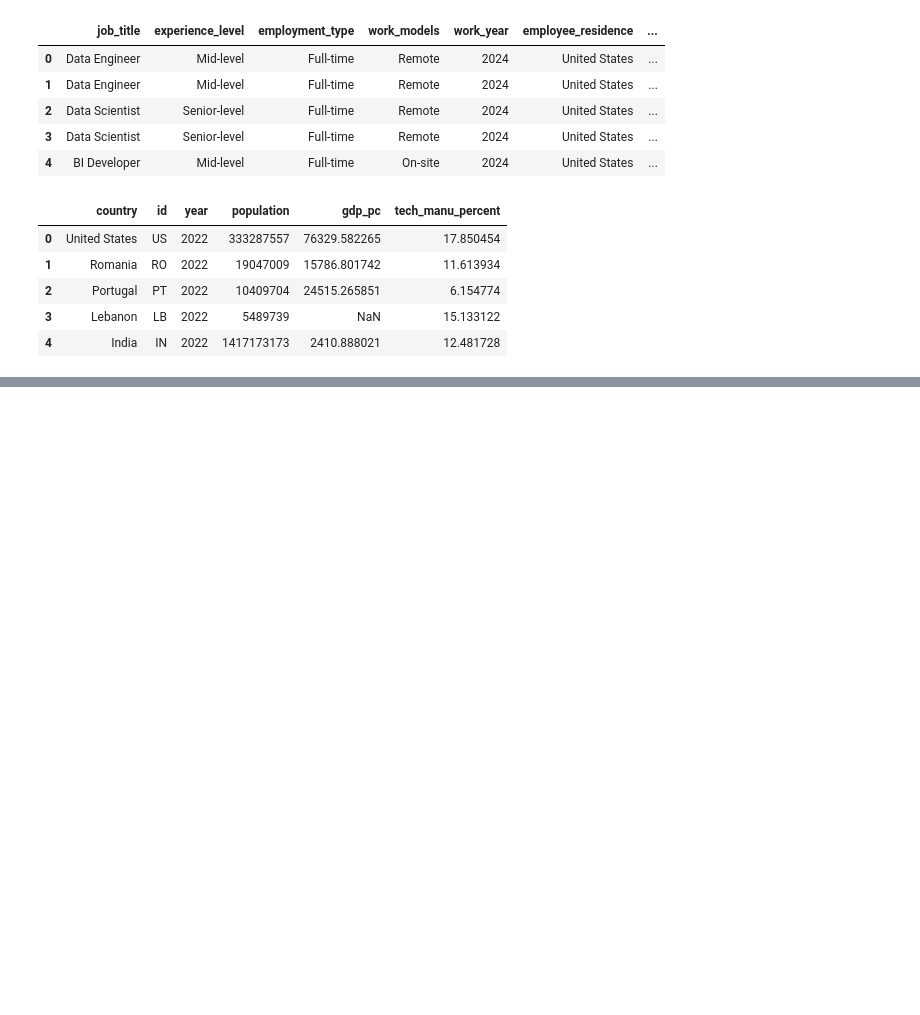
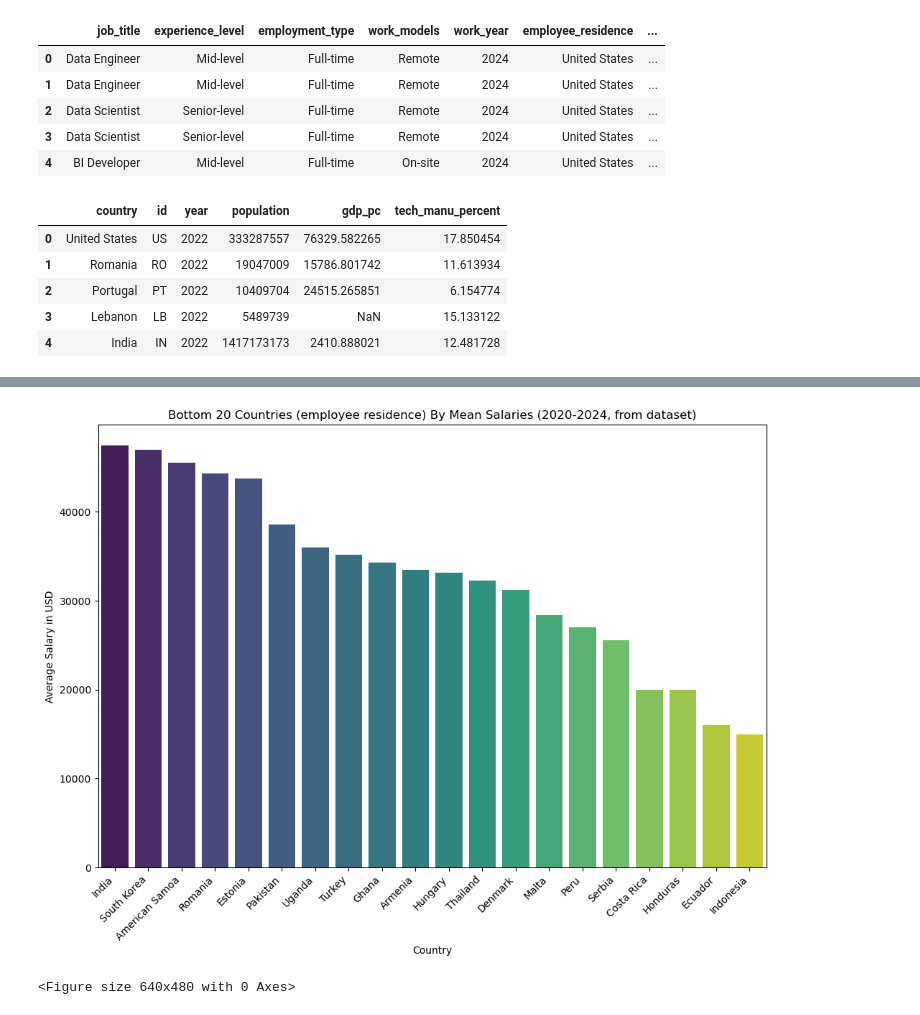
Before and after one commit to TaylorMater/UTA-DAB-Project-1, a Jupyter notebook: scripts/riley_notebook.ipynb, the cells around one changed output, grey strips where cells are left out. Drawn from its saved outputs; the diff is of its cells as text; code cells hidden in the pictures; blank space fills up the shorter version.

```diff
--- a/scripts/riley_notebook.ipynb
+++ b/scripts/riley_notebook.ipynb
@@ -122,0 +123,19 @@ plt.show()
+# %%
+#showing the bottom 20:
+
+bottom_num = 20
+bottom_num_df = sorted_country_employee_salary_df.nsmallest(bottom_num, 'salary_in_usd')
+bottom_num_df = bottom_num_df.sort_values(by='salary_in_usd',ascending=False)
+
+plt.figure(figsize=(12, 8))
+sns.barplot(x='employee_residence', y='salary_in_usd', data=bottom_num_df, palette='viridis')
+plt.title(f'Bottom {bottom_num} Countries (employee residence) By Mean Salaries (2020-2024, from dataset)')
+plt.xlabel('Country')
+plt.ylabel('Average Salary in USD')
+plt.xticks(rotation=45, ha='right')
+plt.show()
+
+plt.savefig(Path('../figures//riley/fig003.png'))
+# %% [output]
+[figure, added]
+<Figure size 640x480 with 0 Axes>
```
Also changed, not shown: parts of 28 cells of this notebook, 15 other files.
